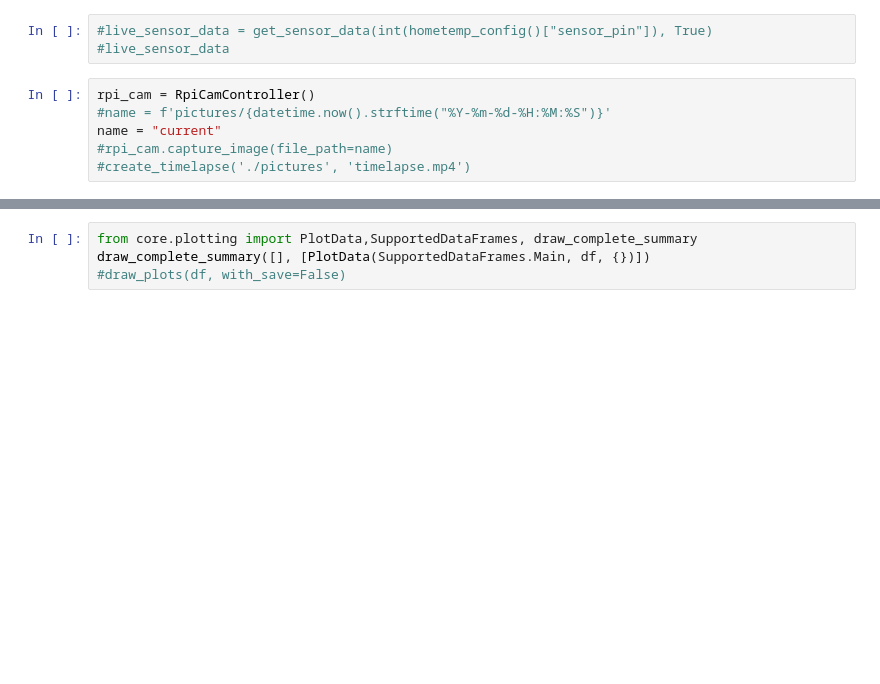
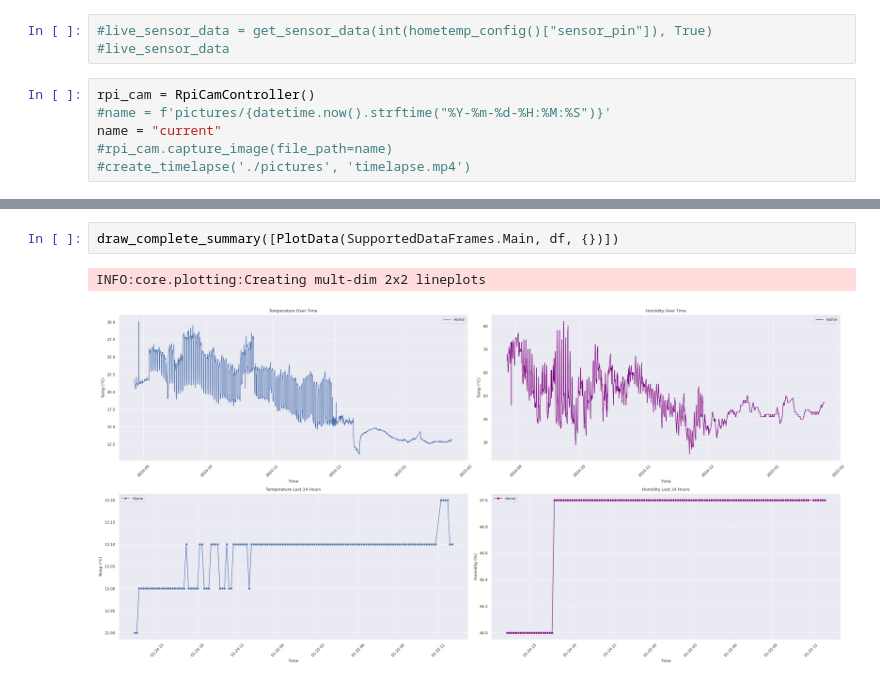
Before and after one commit to wurstbroteater/HomeTemp, a Jupyter notebook: bt_crunch_numbers.ipynb, the cells around one changed output, grey strips where cells are left out. Drawn from its saved outputs; the diff is of its cells as text; blank space fills up the shorter version.

Commit message:
use new plotting method in bt_crunch

```diff
--- a/bt_crunch_numbers.ipynb
+++ b/bt_crunch_numbers.ipynb
@@ -47,7 +76,8 @@ corr_matrix
-# %%
-from core.plotting import PlotData,SupportedDataFrames, draw_complete_summary
-draw_complete_summary([], [PlotData(SupportedDataFrames.Main, df, {})])
-#draw_plots(df, with_save=False)
+# %%
+draw_complete_summary([PlotData(SupportedDataFrames.Main, df, {})])
+# %% [output]
+INFO:core.plotting:Creating mult-dim 2x2 lineplots
+[figure, added]
 # %%
 def foo():
     plt.figure(figsize=(25, 10))
```
Also changed, not shown: parts of 5 cells of this notebook.
